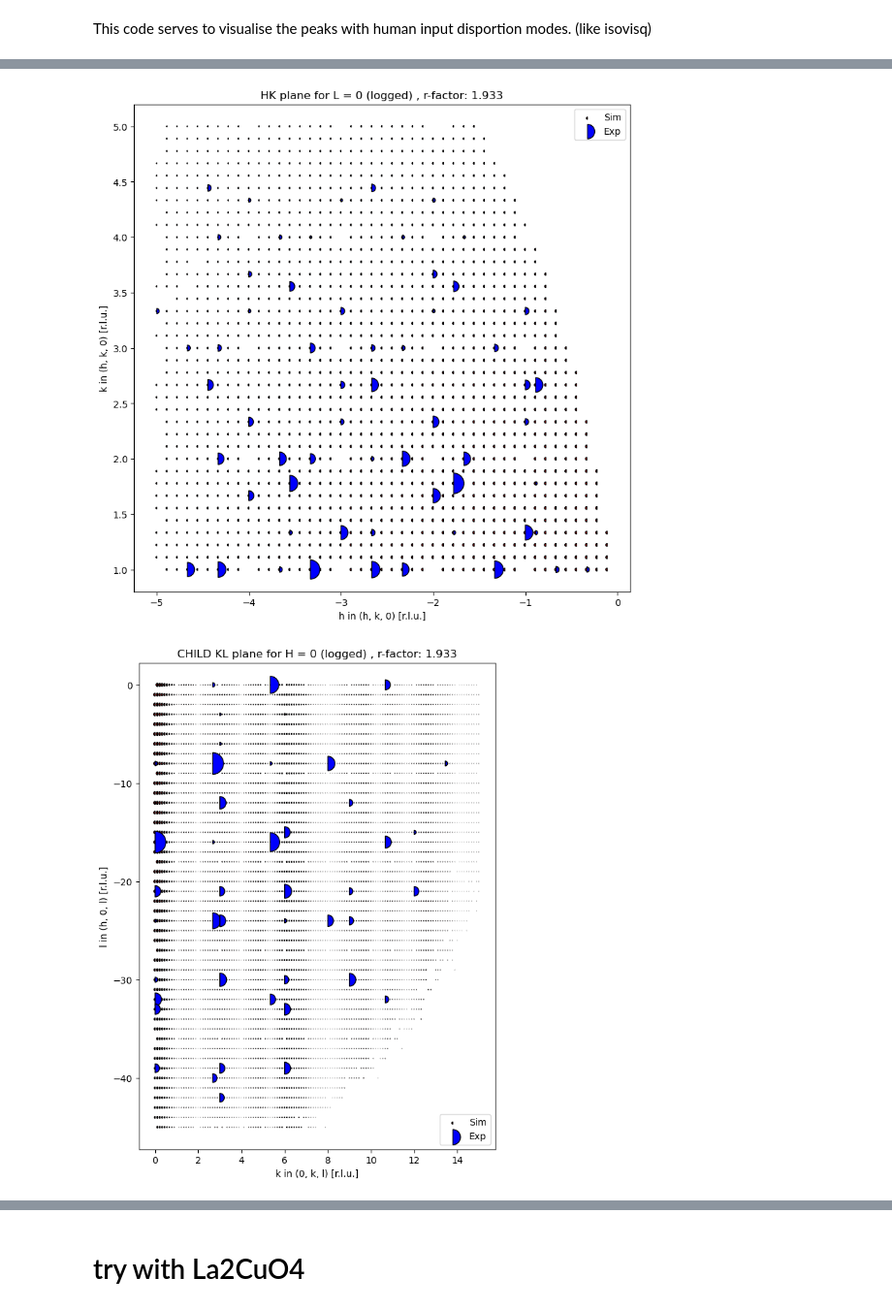
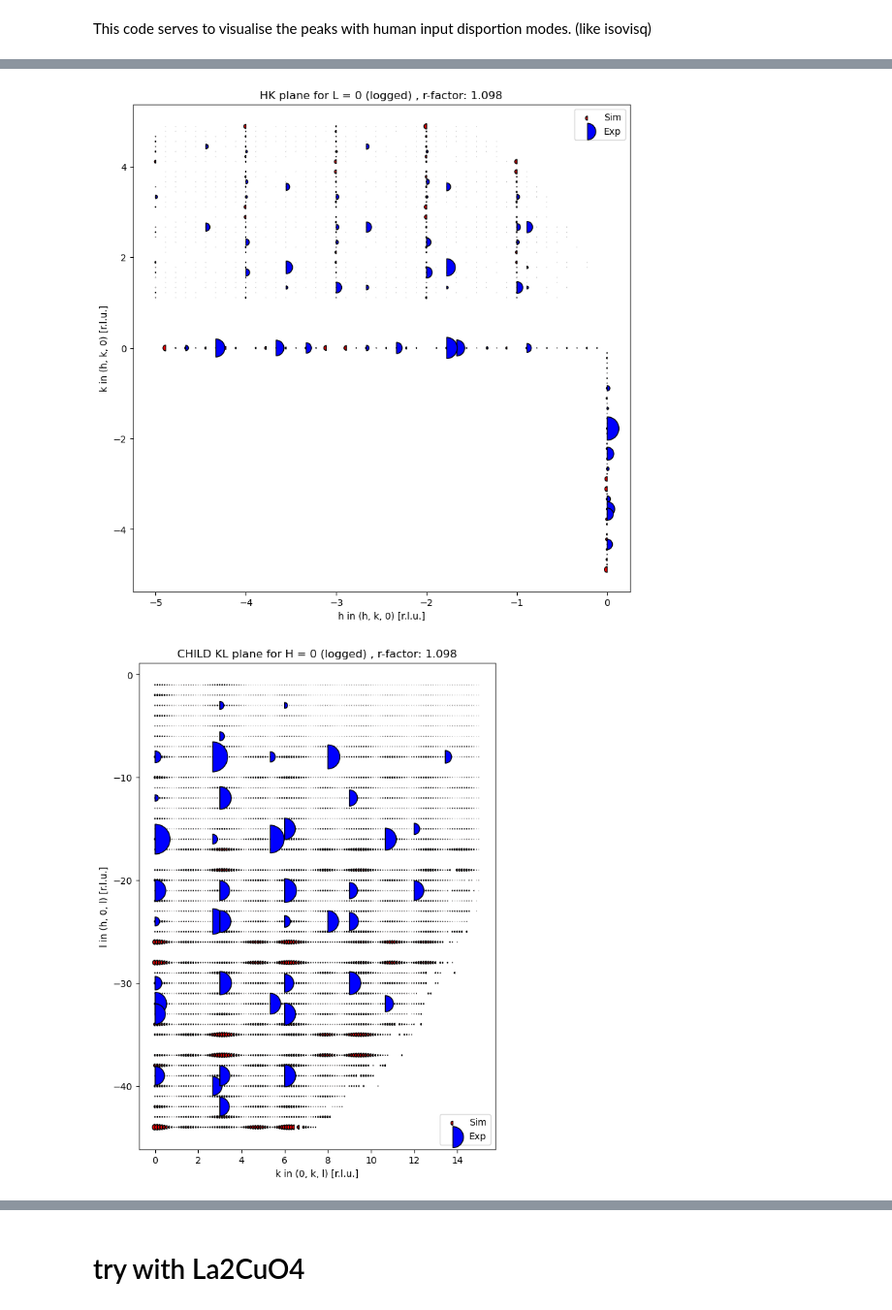
Before and after one commit to bleubreeymeow/CrystalClearFit, a Jupyter notebook: alrisDistortionFit/Distortion_visualiser.ipynb, the cells around one changed output, grey strips where cells are left out. Shown at 97% size. Cells and saved outputs as stored; diff of their text form; code cells hidden in the pictures.

```diff
--- a/alrisDistortionFit/Distortion_visualiser.ipynb
+++ b/alrisDistortionFit/Distortion_visualiser.ipynb
@@ -38,6 +38,7 @@ def fun_tf(x, pars):
     intensity = (tf.abs(sf_hkl) + tf.abs(sf_neg_k)) ** 2
     return intensity / tf.reduce_max(intensity)
     """
+
     # Get modified structure
     pars_tensor = tf.stack(pars)  # shape (445,)
     # Set specific indices to zero using TensorFlow ops
@@ -59,32 +60,34 @@ def fun_tf(x, pars):
     #neg_h = tf.stack([-x[:, 0], x[:, 1], x[:, 2]], axis=1)
     x_combined = x
     #x_combined = tf.concat([x, neg_h], axis=0)  # Shape [2N, 3]
-
+    parent_hkl = x_combined
     x_combined = transform_list_hkl_p63_p65(x_combined)
 
 
     print(f"Shape of x_combined: {x_combined.shape}")
 
     # Get structure factors
-    sf_hkl = get_structure_factors(x_combined, modified_struct)
+    sf_hkl = get_structure_factors(x_combined, modified_struct, parent_hkl)
     # Compute intensity
     # Split and compute intensity
-    # sf_hkl = sf_combined[:tf.shape(x)[0]]
+    # sf_hkl = sf_combined[:tf.shape(x)[0]
     print(f"Shape of sf_hkl: {sf_hkl.shape}")
 
-    intensity = (tf.abs(sf_hkl)) ** 2
+    intensity = (abs(sf_hkl)) ** 2
     w = tf.constant(0.00048773325893810833, dtype=tf.float32)  # Debye-Waller factor
+    #w = tf.constant(0, dtype=tf.float32)  # Debye-Waller factor
     qnorms = tf.norm(tf.cast(x_combined, tf.float32), axis=1)
     # qnorms = tf.reshape(qnorms, (-1, 1))  # Reshape to match the shape of intensity
     intensity = intensity * tf.exp(- w* qnorms ** 2)  # Apply Debye-Waller factor
     #intensity = log10(intensity + 1)  # Convert to log10 scale
     intensity = intensity / tf.reduce_sum(intensity) * 60
-    # intensity = tf.where(intensity < 0.0058, 0.0, intensity)  # Replace values below threshold with 0
+    intensity = tf.where(intensity < 0.189, 0.0, intensity)  # Replace values below threshold with 0
     return intensity
 # %%
 
 def alris_r_factor(data):
-    exp_intensity = data['intensity_exp'] / np.sum(data['intensity_exp']) * 60
+    exp_intensity = data['intensity_exp'] / np.sum(data['intensity_exp']) * 600
+    #simulated_intensity = 0
     simulated_intensity = data['intensity_sim']
     alris_r_factor = np.sum(np.abs(exp_intensity - simulated_intensity)) / np.sum(np.abs(exp_intensity))
     return alris_r_factor
@@ -102,7 +105,7 @@ def parent_to_child_transform(hkl_list):
 
     return result
 # %%
-exp_data = pd.read_csv('C:/Users/User/Desktop/uzh_intern/CrystalClearFit/alrisDistortionFit/PBCO/raw_data/combined_peaks.csv')
+exp_data = pd.read_csv('C:/Users/User/Desktop/uzh_intern/CrystalClearFit/alrisDistortionFit/PBCO/raw_data/combined_peaks1.csv')
 
 n_features = exp_data.shape[0]
 n_dim = 3
@@ -122,7 +125,7 @@ best_model_pars = np.zeros(445, dtype=np.float32)  # Initialize with zeros
 best_model_pars = tf.convert_to_tensor(best_model_pars, dtype=tf.float32)
 
 
-exp_data = pd.read_csv('C:/Users/User/Desktop/uzh_intern/CrystalClearFit/alrisDistortionFit/PBCO/raw_data/combined_peaks.csv')
+exp_data = pd.read_csv('C:/Users/User/Desktop/uzh_intern/CrystalClearFit/alrisDistortionFit/PBCO/raw_data/combined_peaks1.csv')
 hkl_list = exp_data[["h", "k", "l"]].values.tolist()
 hkl_list = tf.convert_to_tensor(hkl_list, dtype=tf.float32)
 exp_data['intensity_sim'] = fun_tf(features, best_model_pars).numpy()
@@ -227,7 +235,7 @@ def plot_plane_sim_vs_exp_DIM1_CHILD(ax, df, r_factor, norm_plane=False):
 
     exp_data_0 = df.loc[df['h'] == 0].copy()
     if norm_plane:
-        exp_data_0['intensity_exp'] = exp_data_0['intensity_exp'] / np.sum(exp_data_0['intensity_exp']) * 60
+        exp_data_0['intensity_exp'] = exp_data_0['intensity_exp'] / np.sum(exp_data_0['intensity_exp']) * 600
 
     ax.scatter(exp_data_0['k'], exp_data_0['l'],
                s=np.log10(exp_data_0['intensity_sim'] + 1)* 500 , color='red', edgecolor="black",
@@ -249,7 +257,7 @@ def plot_plane_sim_vs_exp_DIM2_CHILD(ax, df,r_factor, norm_plane=False):
     #only extract data for h == 0
     exp_data_0 = df.loc[df['k'] == 0].copy()
     if norm_plane:
-        exp_data_0['intensity_exp'] = exp_data_0['intensity_exp'] / np.sum(exp_data_0['intensity_exp']) * 60
+        exp_data_0['intensity_exp'] = exp_data_0['intensity_exp'] / np.sum(exp_data_0['intensity_exp']) * 600
 
     ax.scatter(exp_data_0['h'], exp_data_0['l'],
                s=np.log10(exp_data_0['intensity_sim'] + 1) * 500 , color='red', edgecolor="black",
@@ -272,7 +280,7 @@ def plot_plane_sim_vs_exp_DIM2_CHILD(ax, df,r_factor, norm_plane=False):
 def plot_plane_sim_vs_exp_DIM3_CHILD(ax, df, r_factor, l,norm_plane=False):
     exp_data_0 = df.loc[df['l'] == 0].copy()
     if norm_plane:
-        exp_data_0['intensity_exp'] = exp_data_0['intensity_exp'] / np.sum(exp_data_0['intensity_exp']) * 60
+        exp_data_0['intensity_exp'] = exp_data_0['intensity_exp'] / np.sum(exp_data_0['intensity_exp']) * 600
 
     ax.scatter(exp_data_0['h'], exp_data_0['k'],
             s=np.log10(exp_data_0['intensity_sim'] + 1)* 500 , color='red', edgecolor="black",
@@ -299,13 +307,13 @@ exp_data_DIM2 = exp_data.iloc[5415:11203, :].copy()
 #extract from rows 11204 to end
 exp_data_DIM3 = exp_data.iloc[11203:, :].copy()
 
-plot_plane_sim_vs_exp_DIM1(axs, exp_data_DIM1, r_factor,norm_plane=True)
+plot_plane_sim_vs_exp_DIM1(axs, exp_data, r_factor,norm_plane=True)
 plt.show()
 fig, axs = plt.subplots(1, 1, figsize=(6,8), constrained_layout=True)
-plot_plane_sim_vs_exp_DIM2(axs, exp_data_DIM2, r_factor,norm_plane=True)
+plot_plane_sim_vs_exp_DIM2(axs, exp_data, r_factor,norm_plane=True)
 plt.show()
 fig, axs = plt.subplots(1, 1, figsize=(8,8), constrained_layout=True)
-plot_plane_sim_vs_exp_DIM3(axs, exp_data_DIM3, r_factor, 0,norm_plane=True)
+plot_plane_sim_vs_exp_DIM3(axs, exp_data, r_factor, 0,norm_plane=True)
 plt.show()
 
 
@@ -335,2 +343,2 @@ plt.show()
-[figure, old version]
+[figure, new version]
-[figure, old version]
+[figure, new version]
```
Also changed, not shown: parts of 3 cells of this notebook, 1 other file.
